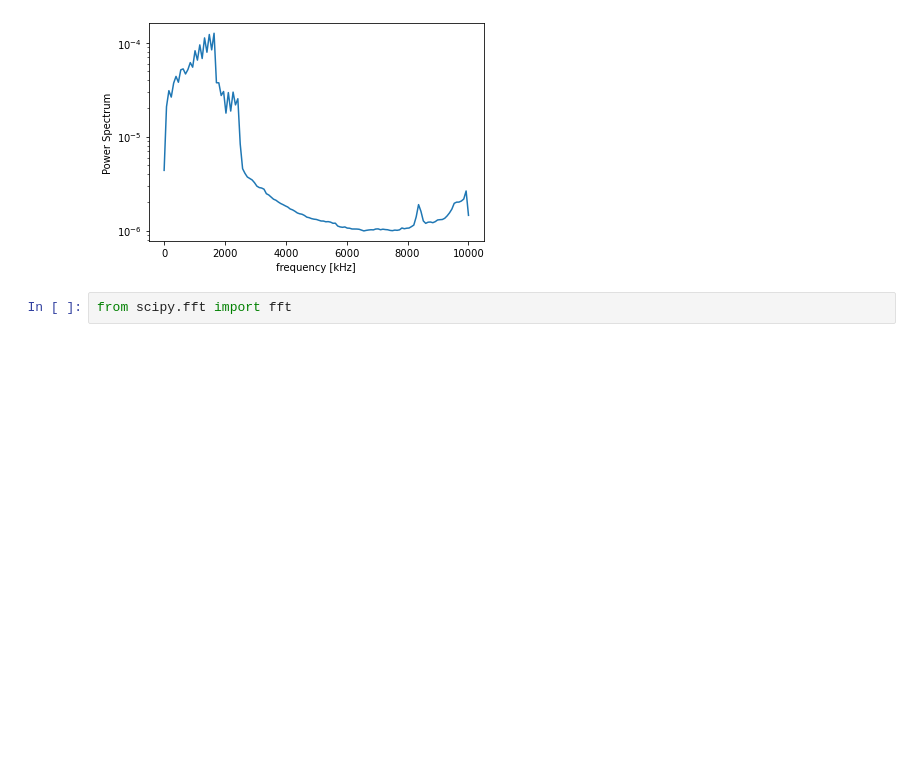
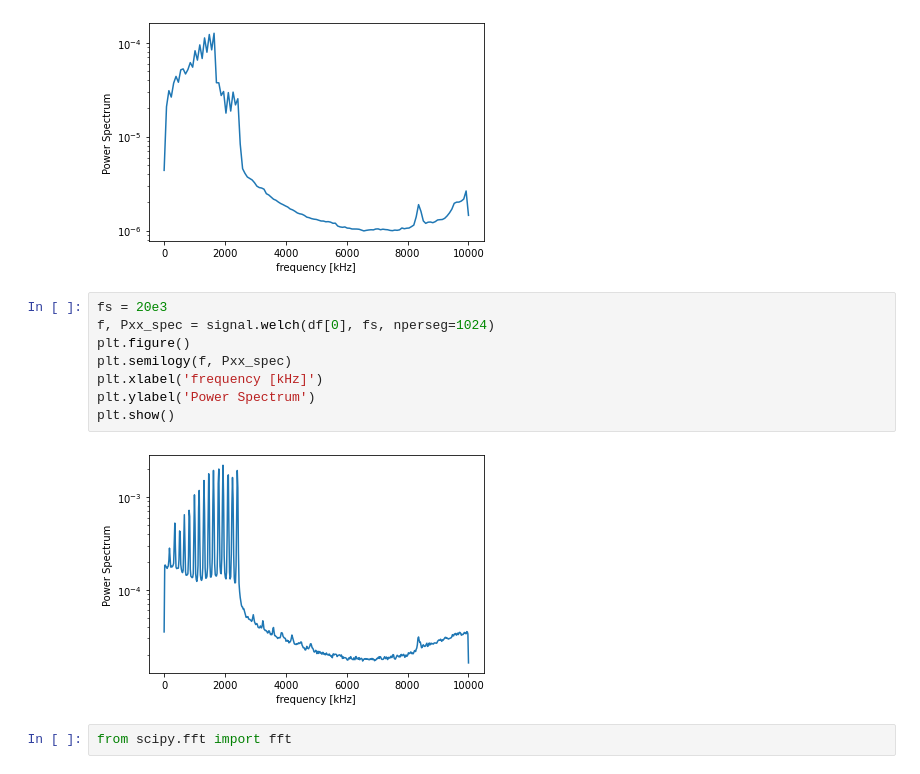
Before and after one commit to felgcoll/Anemometry_Data_Exploration, a Jupyter notebook: Anemometry.ipynb, the cells around one changed output. Saved outputs shown, nothing was run; the diff lists cells and outputs as text; blank space fills up the shorter version.

Commit message:
Power Spectrum

```diff
--- a/Anemometry.ipynb
+++ b/Anemometry.ipynb
@@ -67,6 +69,16 @@ plt.ylabel('Power Spectrum')
 plt.show()
 # %% [output]
 [figure]
+# %%
+fs = 20e3
+f, Pxx_spec = signal.welch(df[0], fs, nperseg=1024)
+plt.figure()
+plt.semilogy(f, Pxx_spec)
+plt.xlabel('frequency [kHz]')
+plt.ylabel('Power Spectrum')
+plt.show()
+# %% [output]
+[figure, added]
 # %%
 from scipy.fft import fft
 # %%
```
Also changed, not shown: parts of 1 cell of this notebook.
